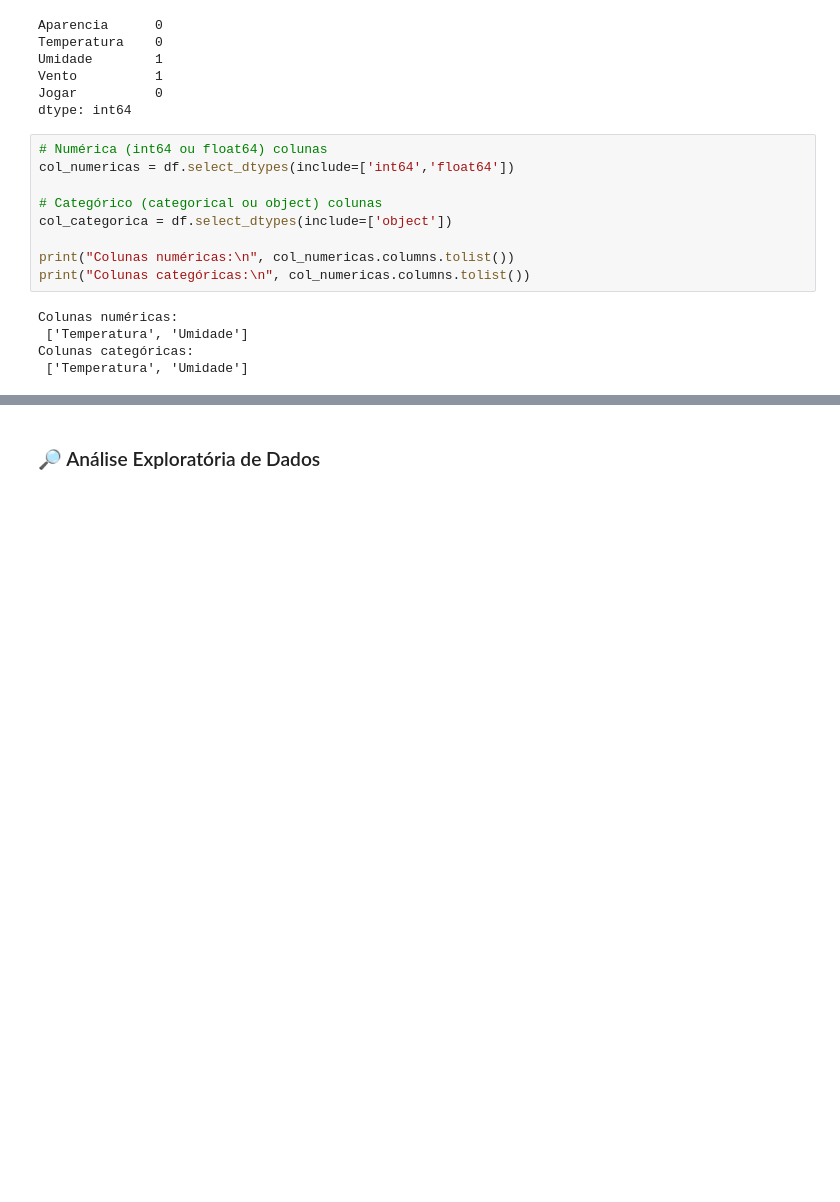
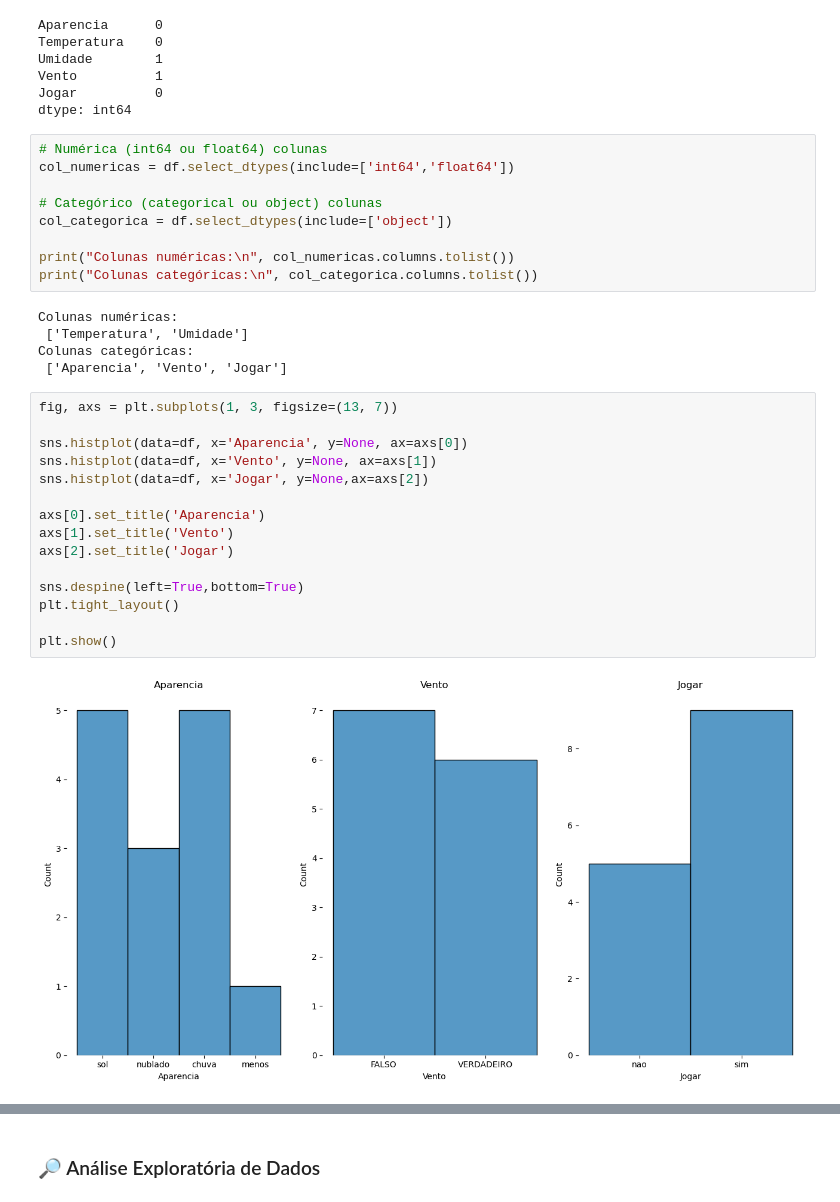
Before and after one commit to RodrigoD4v/FormacaoCD_Python, a Jupyter notebook: 1.LimpezaTratamentoDeDados/notebooks/limpezatratamento2.ipynb, the cells around one changed output, grey strips where cells are left out. Saved outputs shown, nothing was run; the diff lists cells and outputs as text; blank space fills up the shorter version.

Commit message:
Gerendo gráficos para ter uma melhor visualização do conjunto de dados.

```diff
--- a/1.LimpezaTratamentoDeDados/notebooks/limpezatratamento2.ipynb
+++ b/1.LimpezaTratamentoDeDados/notebooks/limpezatratamento2.ipynb
@@ -65,9 +65,26 @@ col_numericas = df.select_dtypes(include=['int64','float64'])
 col_categorica = df.select_dtypes(include=['object'])
 
 print("Colunas numéricas:\n", col_numericas.columns.tolist())
-print("Colunas categóricas:\n", col_numericas.columns.tolist())
+print("Colunas categóricas:\n", col_categorica.columns.tolist())
 # %% [output]
 Colunas numéricas:
  ['Temperatura', 'Umidade']
 Colunas categóricas:
- ['Temperatura', 'Umidade']
+ ['Aparencia', 'Vento', 'Jogar']
+# %%
+fig, axs = plt.subplots(1, 3, figsize=(13, 7))
+
+sns.histplot(data=df, x='Aparencia', y=None, ax=axs[0])
+sns.histplot(data=df, x='Vento', y=None, ax=axs[1])
+sns.histplot(data=df, x='Jogar', y=None,ax=axs[2])
+
+axs[0].set_title('Aparencia')
+axs[1].set_title('Vento')
+axs[2].set_title('Jogar')
+
+sns.despine(left=True,bottom=True)
+plt.tight_layout()
+
+plt.show()
+# %% [output]
+[figure, added]
```
Also changed, not shown: parts of 1 cell of this notebook.
